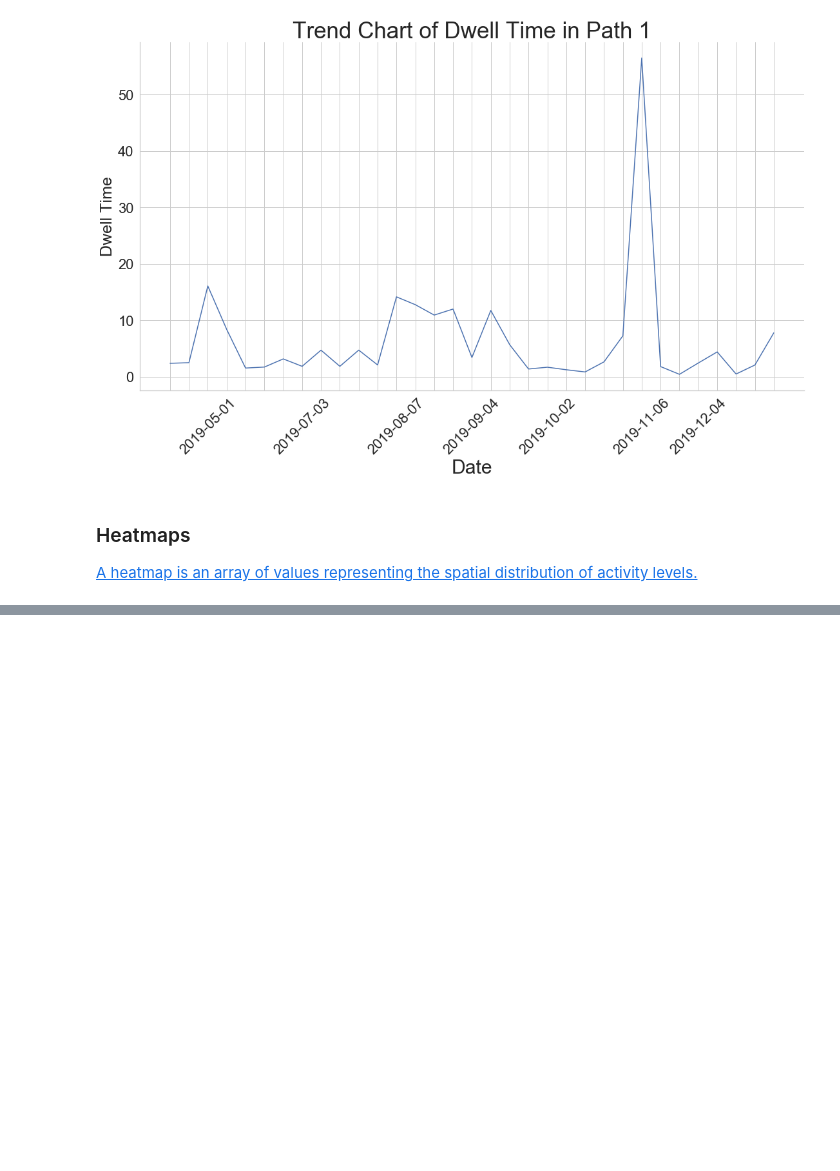
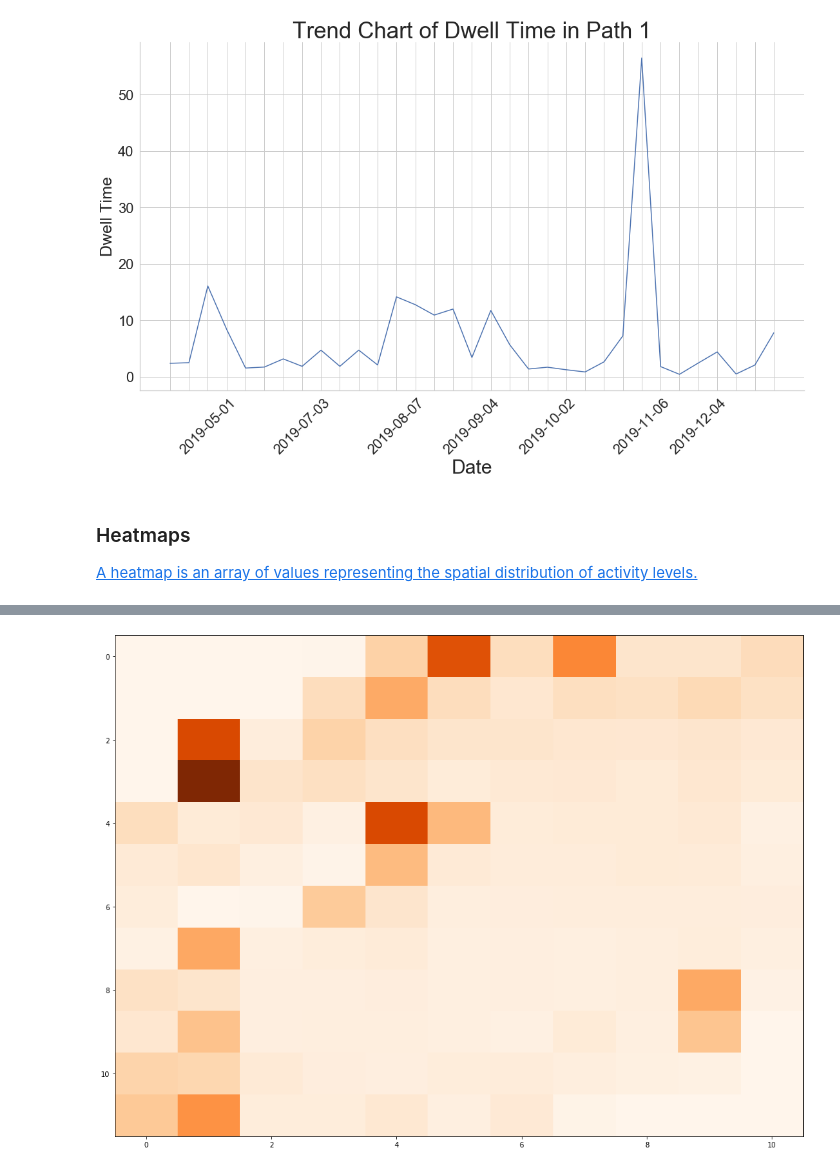
Before and after one commit to candisss/sidewalk_lab, a Jupyter notebook: NuminaQueries.ipynb, the cells around one changed output, grey strips where cells are left out. Saved outputs shown, nothing was run; the diff lists cells and outputs as text; code cells hidden in the pictures; blank space fills up the shorter version.

```diff
--- a/NuminaQueries.ipynb
+++ b/NuminaQueries.ipynb
@@ -525,0 +563,3 @@ dec2019heat.json()['data']['feedHeatmaps']['edges'][0]['node']['heatmap'][0:3]
+# %%
+outside_0815 = pd.read_csv("Outside8_15.csv")
+outside_0815['pct50'] = outside_0815['pct50'].fillna(0)
@@ -525,0 +612,2 @@ dec2019heat.json()['data']['feedHeatmaps']['edges'][0]['node']['heatmap'][0:3]
+# %%
+outside0815_list = outside_0815["pct50"].to_numpy()
@@ -525,0 +692,25 @@ dec2019heat.json()['data']['feedHeatmaps']['edges'][0]['node']['heatmap'][0:3]
+# %%
+outside0815 = np.array([outside0815_list[0:11].tolist(),
+                    outside0815_list[11:22].tolist(),
+                    outside0815_list[22:33].tolist(),
+                    outside0815_list[33:44].tolist(),
+                    outside0815_list[44:55].tolist(),
+                    outside0815_list[55:66].tolist(),
+                    outside0815_list[66:77].tolist(),
+                   outside0815_list[77:88].tolist(),
+                   outside0815_list[88:99].tolist(),
+                   outside0815_list[99:110].tolist(),
+                   outside0815_list[110:121].tolist(),
+                   outside0815_list[121:132].tolist()])
+
+
+fig, ax = plt.subplots()
+im = ax.imshow(outside0815, "Oranges")
+fig.set_size_inches(18.5, 10.5)
+
+ax.set_aspect(2/3)
+fig.tight_layout()
+fig.savefig('outside0815.png', dpi=100)
+plt.show()
+# %% [output]
+[figure, added]
```
Also changed, not shown: parts of 215 cells of this notebook, 3 other files.
